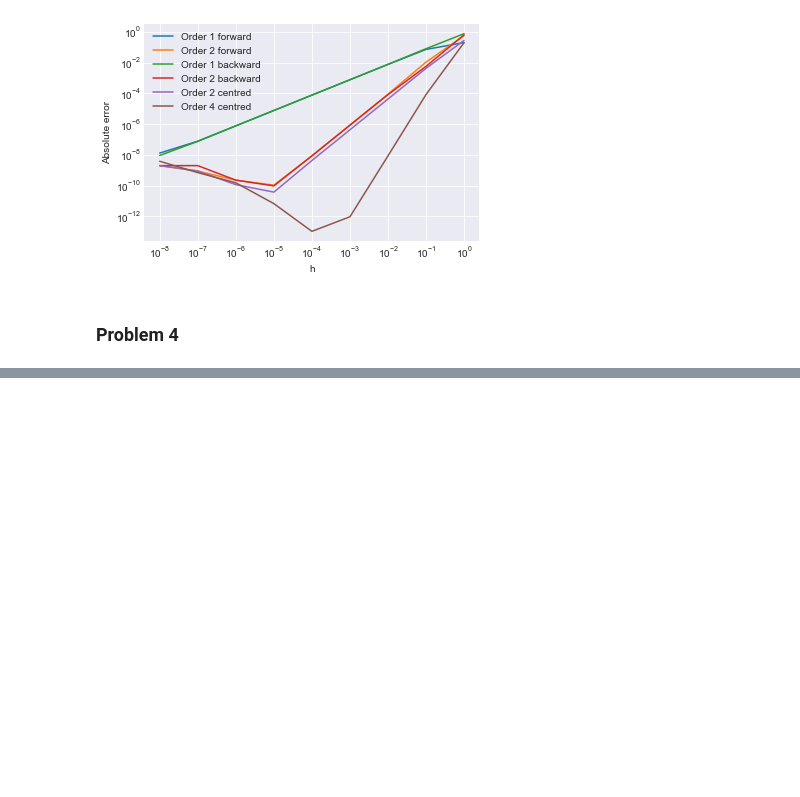
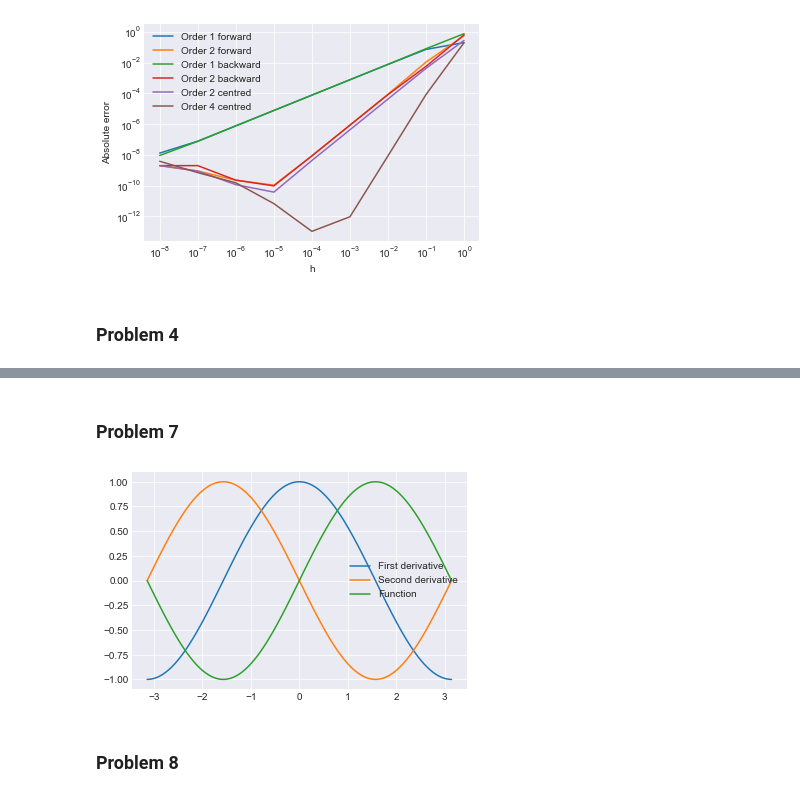
Before and after one commit to TimMunday/BootCamp2018, a Jupyter notebook: ProbSets/Comp/Week6/Differentiation.ipynb, the cells around one changed output, grey strips where cells are left out. Drawn from its saved outputs; the diff is of its cells as text; code cells hidden in the pictures; blank space fills up the shorter version.

Commit message:
first comp set

```diff
--- a/ProbSets/Comp/Week6/Differentiation.ipynb
+++ b/ProbSets/Comp/Week6/Differentiation.ipynb
@@ -106,0 +208,3 @@ p_3(1.0)
+# %%
+x = sy.symbols('x')
+x_0_6 = np.pi/4
@@ -106,0 +244,36 @@ p_3(1.0)
+# %% [markdown]
+### Problem 7
+# %%
+def taylor_sin(x, tol=0.0001): #taylor expansion around x
+    result = 0
+    cur_term = x
+    i = 0
+    while anp.abs(cur_term) >= tol:
+        cur_term = ((-1) ** (i)) * (x ** (2*i+1))/np.math.factorial(2*i+1)
+        result += cur_term
+        i += 1
+    return result
+
+d_taylor_sin = grad(taylor_sin)
+d_taylor_sin_2 = grad(d_taylor_sin)
+# %%
+dom = np.linspace(-np.pi, np.pi, 100)
+
+y_1 = np.zeros(100)
+y_2 = np.zeros(100)
+
+for i in range(100): #have to use loop as grad can't do array broadcast
+    y_1[i] = d_taylor_sin(dom[i])
+
+for i in range(100):
+    y_2[i] = d_taylor_sin_2(dom[i])
+
+plt.plot(dom, y_1, label = 'First derivative')
+plt.plot(dom, y_2, label = 'Second derivative')
+plt.plot(dom, np.sin(dom), label = 'Function')
+plt.legend()
+plt.show()
+# %% [output]
+[figure, added]
+# %% [markdown]
+### Problem 8
```
Also changed, not shown: parts of 30 cells of this notebook, 1 other file.
